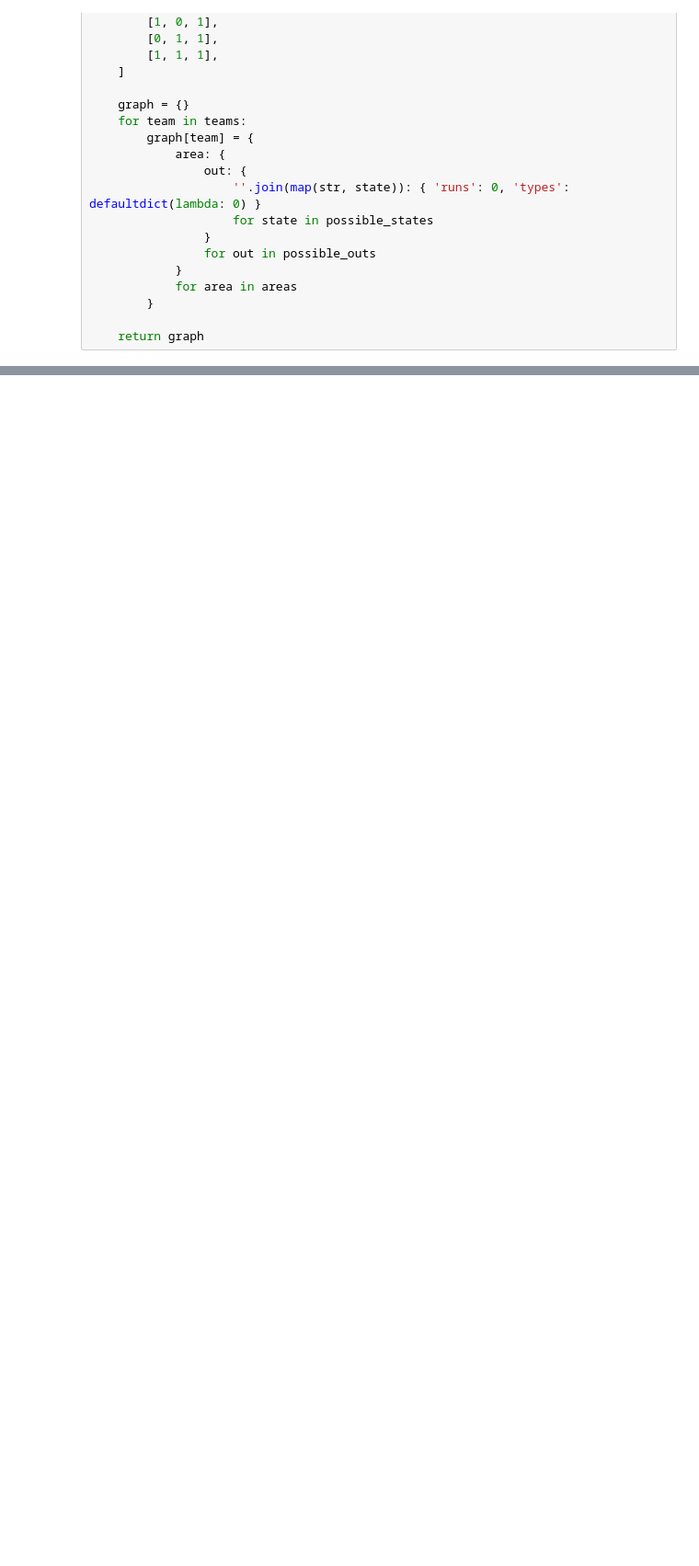
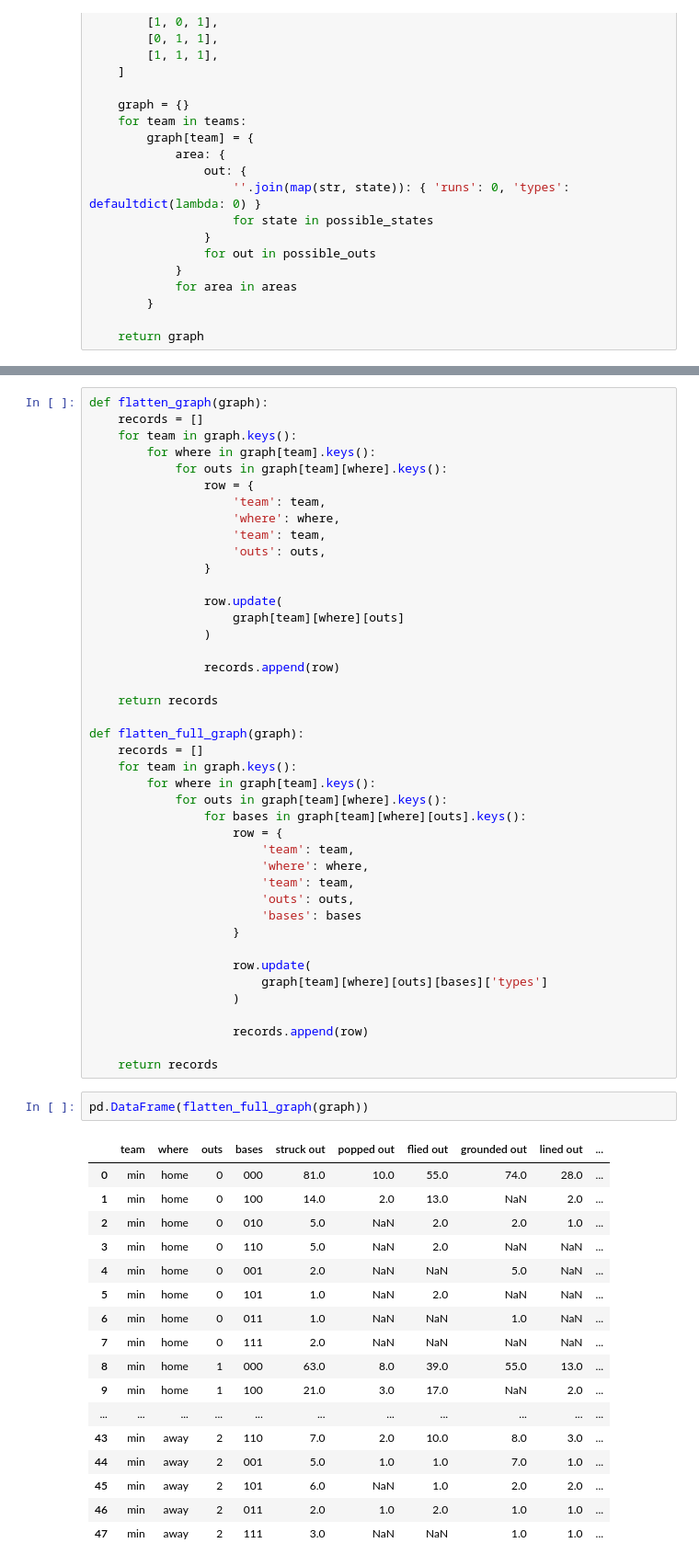
Before and after one commit to dpasse/rc, a Jupyter notebook: notebooks/mlb/pbp_state_likelihoods.ipynb, the cells around one changed output, grey strips where cells are left out. Shown at 92% size. Cells and saved outputs as stored; diff of their text form; blank space fills up the shorter version.

Commit message:
another stab at event table

```diff
--- a/notebooks/mlb/pbp_state_likelihoods.ipynb
+++ b/notebooks/mlb/pbp_state_likelihoods.ipynb
@@ -217,0 +234,62 @@ compute_likelihoods(graph)
+# %%
+def flatten_graph(graph):
+    records = []
+    for team in graph.keys():
+        for where in graph[team].keys():
+            for outs in graph[team][where].keys():
+                row = {
+                    'team': team,
+                    'where': where,
+                    'team': team,
+                    'outs': outs,
+                }
+
+                row.update(
+                    graph[team][where][outs]
+                )
+
+                records.append(row)
+
+    return records
+
+def flatten_full_graph(graph):
+    records = []
+    for team in graph.keys():
+        for where in graph[team].keys():
+            for outs in graph[team][where].keys():
+                for bases in graph[team][where][outs].keys():
+                    row = {
+                        'team': team,
+                        'where': where,
+                        'team': team,
+                        'outs': outs,
+                        'bases': bases
+                    }
+
+                    row.update(
+                        graph[team][where][outs][bases]['types']
+                    )
+
+                    records.append(row)
+
+    return records
+# %%
+pd.DataFrame(flatten_full_graph(graph))
+# %% [output]
+|  | team | where | outs | bases | struck out | popped out | flied out | grounded out | lined out | ... |
+| 0 | min | home | 0 | 000 | 81.0 | 10.0 | 55.0 | 74.0 | 28.0 | ... |
+| 1 | min | home | 0 | 100 | 14.0 | 2.0 | 13.0 | NaN | 2.0 | ... |
+| 2 | min | home | 0 | 010 | 5.0 | NaN | 2.0 | 2.0 | 1.0 | ... |
+| 3 | min | home | 0 | 110 | 5.0 | NaN | 2.0 | NaN | NaN | ... |
+| 4 | min | home | 0 | 001 | 2.0 | NaN | NaN | 5.0 | NaN | ... |
+| 5 | min | home | 0 | 101 | 1.0 | NaN | 2.0 | NaN | NaN | ... |
+| 6 | min | home | 0 | 011 | 1.0 | NaN | NaN | 1.0 | NaN | ... |
+| 7 | min | home | 0 | 111 | 2.0 | NaN | NaN | NaN | NaN | ... |
+| 8 | min | home | 1 | 000 | 63.0 | 8.0 | 39.0 | 55.0 | 13.0 | ... |
+| 9 | min | home | 1 | 100 | 21.0 | 3.0 | 17.0 | NaN | 2.0 | ... |
+| ... | ... | ... | ... | ... | ... | ... | ... | ... | ... | ... |
+| 43 | min | away | 2 | 110 | 7.0 | 2.0 | 10.0 | 8.0 | 3.0 | ... |
+| 44 | min | away | 2 | 001 | 5.0 | 1.0 | 1.0 | 7.0 | 1.0 | ... |
+| 45 | min | away | 2 | 101 | 6.0 | NaN | 1.0 | 2.0 | 2.0 | ... |
+| 46 | min | away | 2 | 011 | 2.0 | 1.0 | 2.0 | 1.0 | 1.0 | ... |
+| 47 | min | away | 2 | 111 | 3.0 | NaN | NaN | 1.0 | 1.0 | ... |
```
Also changed, not shown: parts of 8 cells of this notebook, 2 other files.
